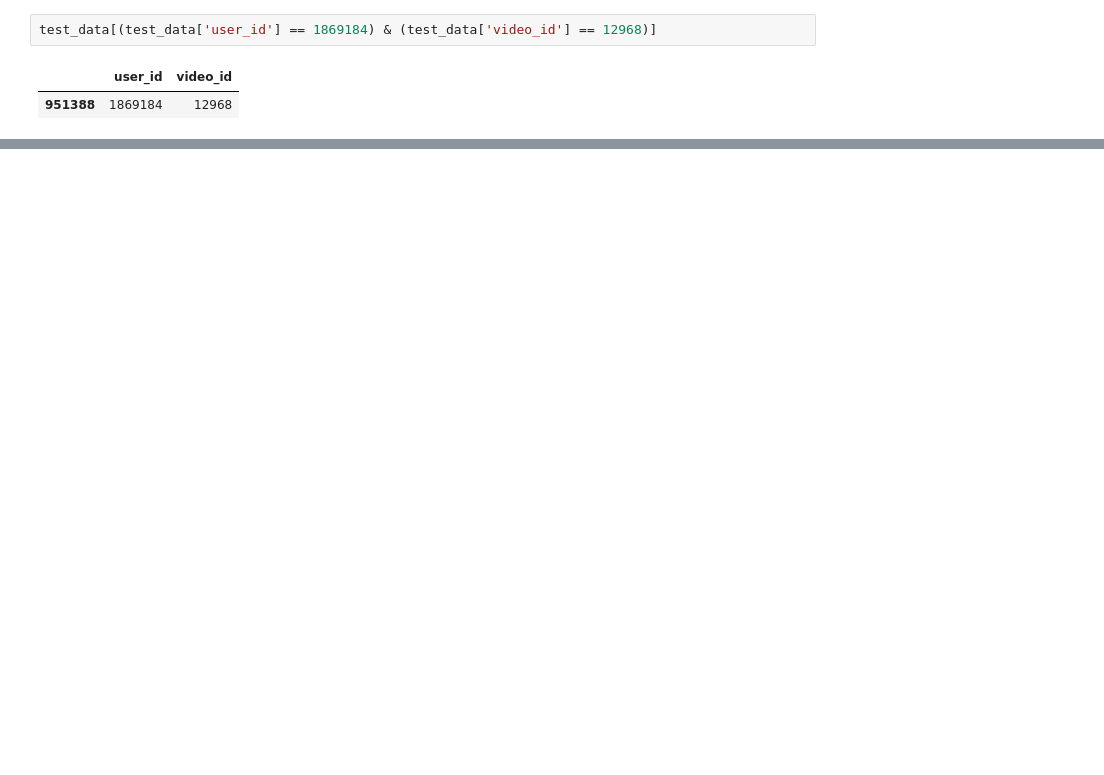
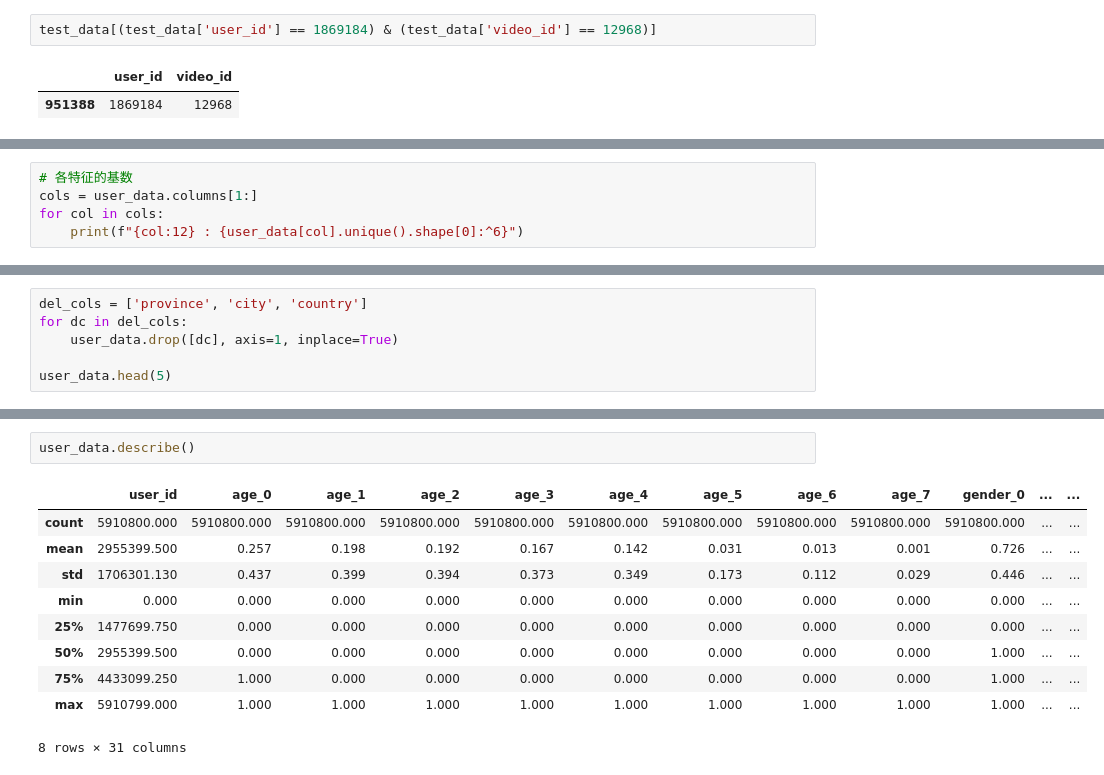
Before and after one commit to GZYZG/2021-digix-recommendation, a Jupyter notebook: explore-data.ipynb, the cells around one changed output, grey strips where cells are left out. Cells and saved outputs as stored; diff of their text form; blank space fills up the shorter version.

```diff
--- a/explore-data.ipynb
+++ b/explore-data.ipynb
@@ -309,0 +349,5 @@ test_data[(test_data['user_id'] == 1869184) & (test_data['video_id'] == 12968)]
+# %%
+# 各特征的基数
+cols = user_data.columns[1:]
+for col in cols:
+    print(f"{col:12} : {user_data[col].unique().shape[0]:^6}")
@@ -309,0 +370,6 @@ test_data[(test_data['user_id'] == 1869184) & (test_data['video_id'] == 12968)]
+# %%
+del_cols = ['province', 'city', 'country']
+for dc in del_cols:
+    user_data.drop([dc], axis=1, inplace=True)
+
+user_data.head(5)
@@ -309,0 +430,13 @@ test_data[(test_data['user_id'] == 1869184) & (test_data['video_id'] == 12968)]
+# %%
+user_data.describe()
+# %% [output]
+|  | user_id | age_0 | age_1 | age_2 | age_3 | age_4 | age_5 | age_6 | age_7 | gender_0 | ... | ... |
+| count | 5910800.000 | 5910800.000 | 5910800.000 | 5910800.000 | 5910800.000 | 5910800.000 | 5910800.000 | 5910800.000 | 5910800.000 | 5910800.000 | ... | ... |
+| mean | 2955399.500 | 0.257 | 0.198 | 0.192 | 0.167 | 0.142 | 0.031 | 0.013 | 0.001 | 0.726 | ... | ... |
+| std | 1706301.130 | 0.437 | 0.399 | 0.394 | 0.373 | 0.349 | 0.173 | 0.112 | 0.029 | 0.446 | ... | ... |
+| min | 0.000 | 0.000 | 0.000 | 0.000 | 0.000 | 0.000 | 0.000 | 0.000 | 0.000 | 0.000 | ... | ... |
+| 25% | 1477699.750 | 0.000 | 0.000 | 0.000 | 0.000 | 0.000 | 0.000 | 0.000 | 0.000 | 0.000 | ... | ... |
+| 50% | 2955399.500 | 0.000 | 0.000 | 0.000 | 0.000 | 0.000 | 0.000 | 0.000 | 0.000 | 1.000 | ... | ... |
+| 75% | 4433099.250 | 1.000 | 0.000 | 0.000 | 0.000 | 0.000 | 0.000 | 0.000 | 0.000 | 1.000 | ... | ... |
+| max | 5910799.000 | 1.000 | 1.000 | 1.000 | 1.000 | 1.000 | 1.000 | 1.000 | 1.000 | 1.000 | ... | ... |
+8 rows × 31 columns
```
Also changed, not shown: parts of 39 cells of this notebook, 2 other files.
